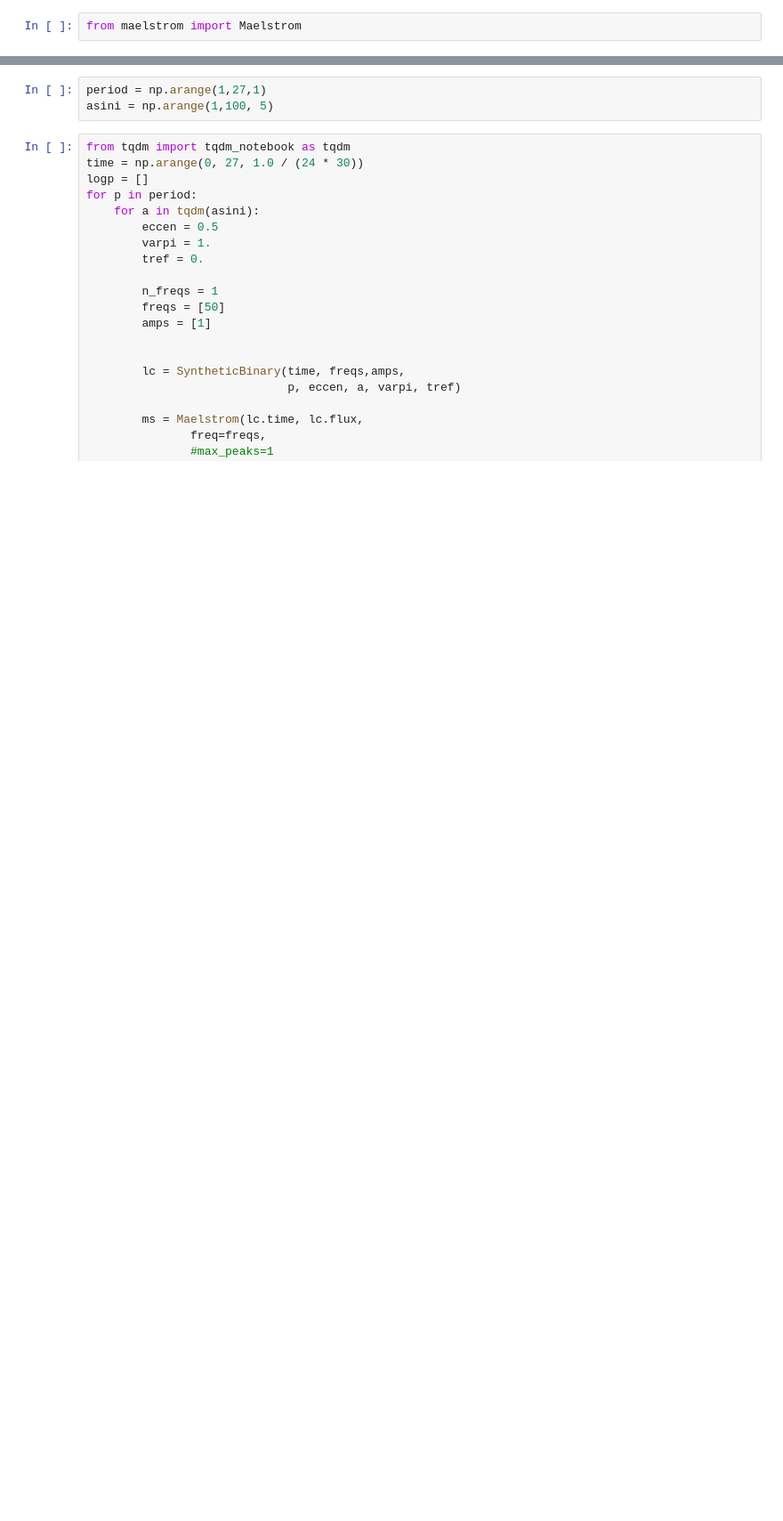
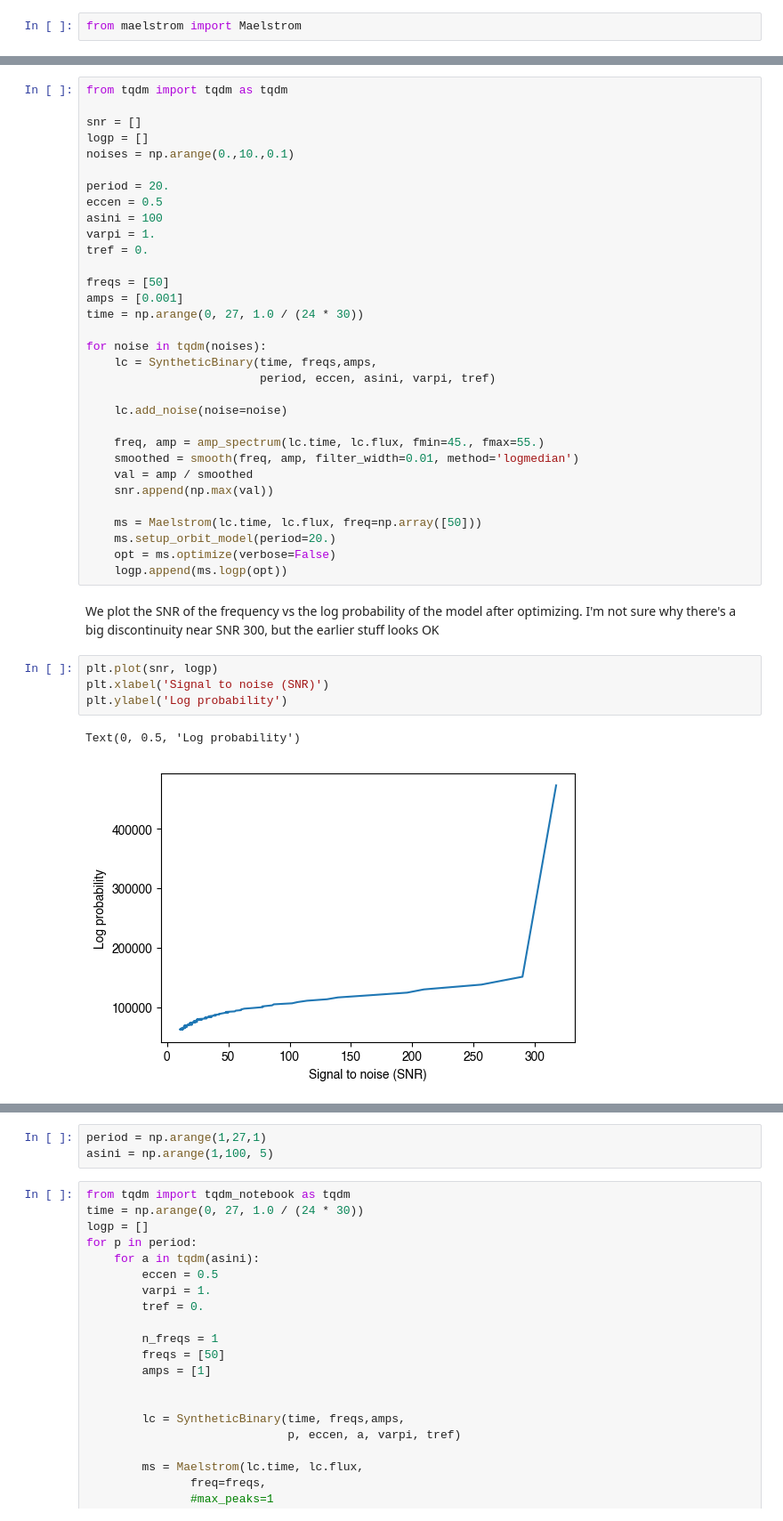
Before and after one commit to danhey/maelstrom, a Jupyter notebook: docs/notebooks/synthetictd.ipynb, the cells around one changed output, grey strips where cells are left out. Shown at 89% size. Drawn from its saved outputs; the diff is of its cells as text; blank space fills up the shorter version.

```diff
--- a/docs/notebooks/synthetictd.ipynb
+++ b/docs/notebooks/synthetictd.ipynb
@@ -105,0 +142,41 @@ tref = 0.
+# %%
+from tqdm import tqdm as tqdm
+
+snr = []
+logp = []
+noises = np.arange(0.,10.,0.1)
+
+period = 20.
+eccen = 0.5
+asini = 100
+varpi = 1.
+tref = 0.
+
+freqs = [50]
+amps = [0.001]
+time = np.arange(0, 27, 1.0 / (24 * 30))
+
+for noise in tqdm(noises):
+    lc = SyntheticBinary(time, freqs,amps,
+                         period, eccen, asini, varpi, tref)
+
+    lc.add_noise(noise=noise)
+
+    freq, amp = amp_spectrum(lc.time, lc.flux, fmin=45., fmax=55.)
+    smoothed = smooth(freq, amp, filter_width=0.01, method='logmedian')
+    val = amp / smoothed
+    snr.append(np.max(val))
+
+    ms = Maelstrom(lc.time, lc.flux, freq=np.array([50]))
+    ms.setup_orbit_model(period=20.)
+    opt = ms.optimize(verbose=False)
+    logp.append(ms.logp(opt))
+# %% [markdown]
+We plot the SNR of the frequency vs the log probability of the model after optimizing. I'm not sure why there's a big discontinuity near SNR 300, but the earlier stuff looks OK
+# %%
+plt.plot(snr, logp)
+plt.xlabel('Signal to noise (SNR)')
+plt.ylabel('Log probability')
+# %% [output]
+Text(0, 0.5, 'Log probability')
+[figure, added]
```
Also changed, not shown: parts of 46 cells of this notebook, 1 other file.
